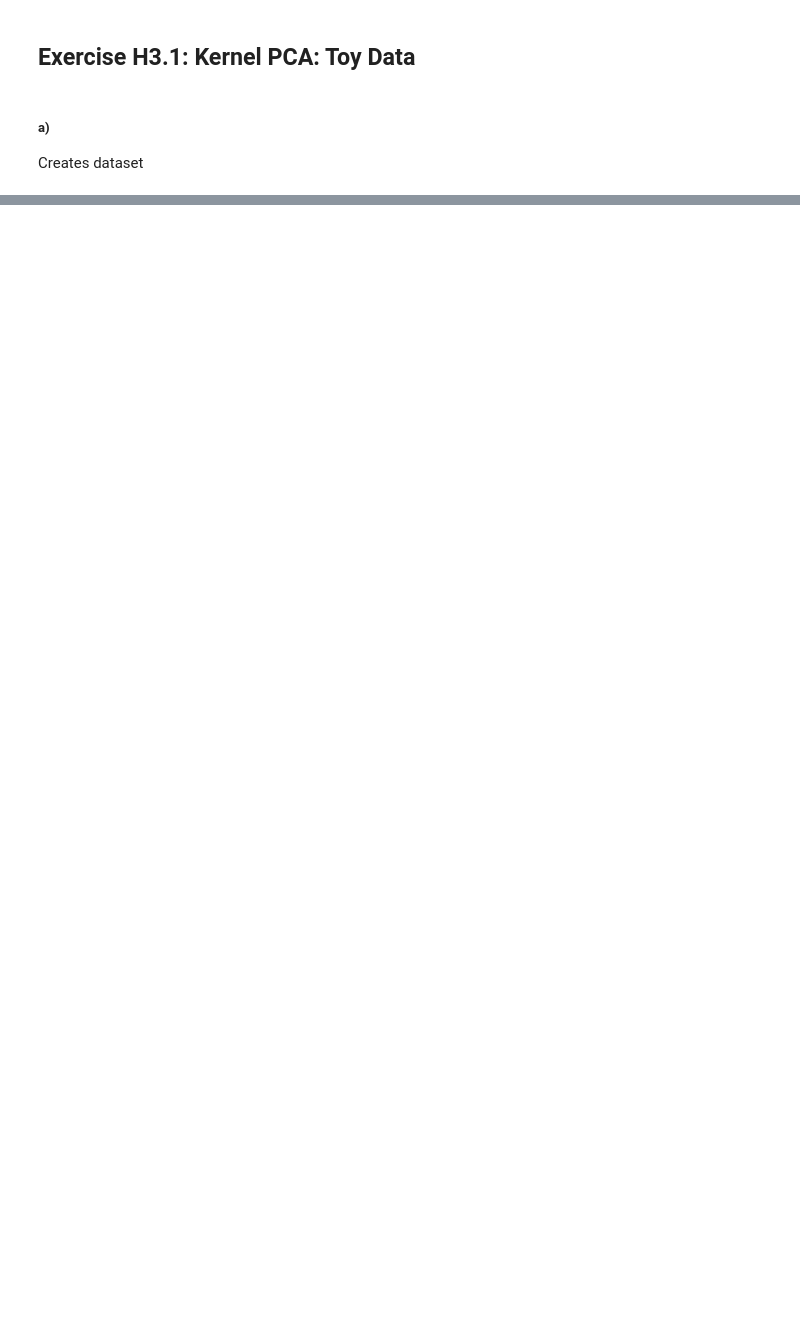
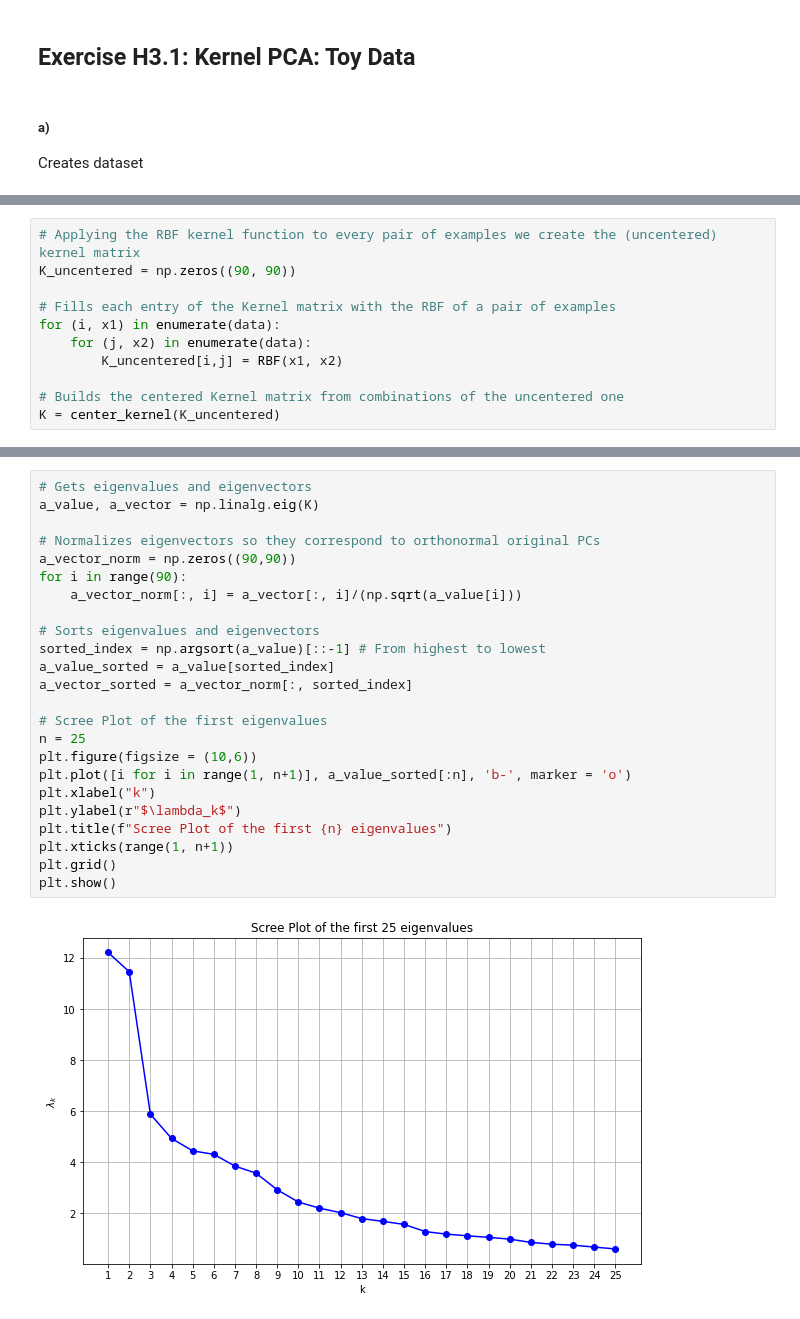
Before and after one commit to TCodina/Machine_Intelligence_2, a Jupyter notebook: Es_3/sheet03_solved.ipynb, the cells around one changed output, grey strips where cells are left out. Saved outputs shown, nothing was run; the diff lists cells and outputs as text; blank space fills up the shorter version.

```diff
--- a/Es_3/sheet03_solved.ipynb
+++ b/Es_3/sheet03_solved.ipynb
@@ -375,0 +55,11 @@ We can see that $\epsilon = 0.002$ is too small so the weights never manage to c
+# %%
+# Applying the RBF kernel function to every pair of examples we create the (uncentered) kernel matrix
+K_uncentered = np.zeros((90, 90))
+
+# Fills each entry of the Kernel matrix with the RBF of a pair of examples
+for (i, x1) in enumerate(data):
+    for (j, x2) in enumerate(data):
+        K_uncentered[i,j] = RBF(x1, x2)
+
+# Builds the centered Kernel matrix from combinations of the uncentered one
+K = center_kernel(K_uncentered)
@@ -375,0 +76,26 @@ We can see that $\epsilon = 0.002$ is too small so the weights never manage to c
+# %%
+# Gets eigenvalues and eigenvectors
+a_value, a_vector = np.linalg.eig(K)
+
+# Normalizes eigenvectors so they correspond to orthonormal original PCs
+a_vector_norm = np.zeros((90,90))
+for i in range(90):
+    a_vector_norm[:, i] = a_vector[:, i]/(np.sqrt(a_value[i]))
+
+# Sorts eigenvalues and eigenvectors
+sorted_index = np.argsort(a_value)[::-1] # From highest to lowest
+a_value_sorted = a_value[sorted_index]
+a_vector_sorted = a_vector_norm[:, sorted_index]
+
+# Scree Plot of the first eigenvalues
+n = 25
+plt.figure(figsize = (10,6))
+plt.plot([i for i in range(1, n+1)], a_value_sorted[:n], 'b-', marker = 'o')
+plt.xlabel("k")
+plt.ylabel(r"$\lambda_k$")
+plt.title(f"Scree Plot of the first {n} eigenvalues")
+plt.xticks(range(1, n+1))
+plt.grid()
+plt.show()
+# %% [output]
+[figure, added]
```
Also changed, not shown: parts of 49 cells of this notebook.
